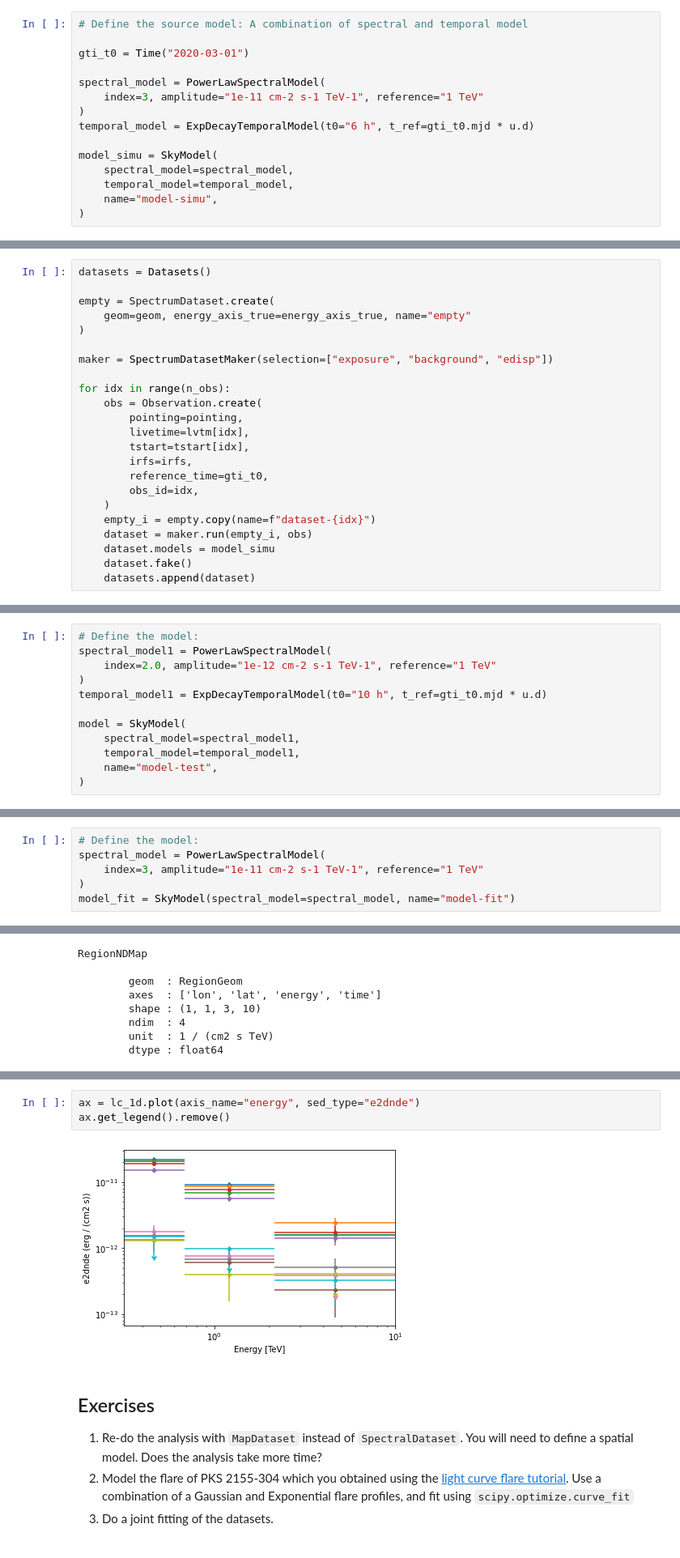
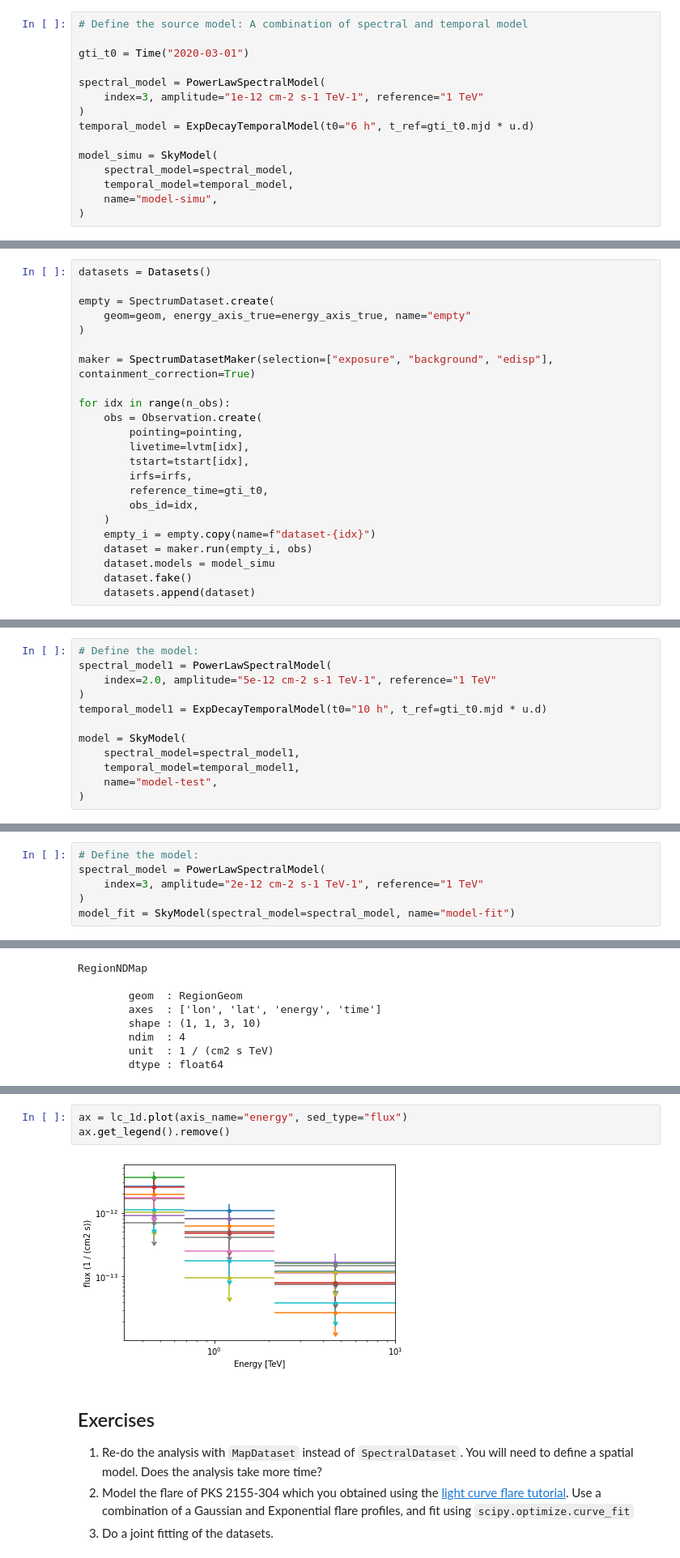
Before and after one commit to AtreyeeS/VHE-KU-workshop, a Jupyter notebook: temporal_analysis.ipynb, the cells around one changed output, grey strips where cells are left out. Shown at 81% size. Drawn from its saved outputs; the diff is of its cells as text.

```diff
--- a/temporal_analysis.ipynb
+++ b/temporal_analysis.ipynb
@@ -87,7 +87,7 @@ Note that observations are usually conducted in  Wobble mode, in which the sourc
 gti_t0 = Time("2020-03-01")
 
 spectral_model = PowerLawSpectralModel(
-    index=3, amplitude="1e-11 cm-2 s-1 TeV-1", reference="1 TeV"
+    index=3, amplitude="1e-12 cm-2 s-1 TeV-1", reference="1 TeV"
 )
 temporal_model = ExpDecayTemporalModel(t0="6 h", t_ref=gti_t0.mjd * u.d)
 
@@ -123,7 +123,7 @@ empty = SpectrumDataset.create(
     geom=geom, energy_axis_true=energy_axis_true, name="empty"
 )
 
-maker = SpectrumDatasetMaker(selection=["exposure", "background", "edisp"])
+maker = SpectrumDatasetMaker(selection=["exposure", "background", "edisp"], containment_correction=True)
 
 for idx in range(n_obs):
     obs = Observation.create(
@@ -194,7 +194,7 @@ datasets[0].peek();
 # %%
 # Define the model:
 spectral_model1 = PowerLawSpectralModel(
-    index=2.0, amplitude="1e-12 cm-2 s-1 TeV-1", reference="1 TeV"
+    index=2.0, amplitude="5e-12 cm-2 s-1 TeV-1", reference="1 TeV"
 )
 temporal_model1 = ExpDecayTemporalModel(t0="10 h", t_ref=gti_t0.mjd * u.d)
 
@@ -334,7 +334,7 @@ Only a spectral model needs to be defined in this case. Since the estimator retu
 # %%
 # Define the model:
 spectral_model = PowerLawSpectralModel(
-    index=3, amplitude="1e-11 cm-2 s-1 TeV-1", reference="1 TeV"
+    index=3, amplitude="2e-12 cm-2 s-1 TeV-1", reference="1 TeV"
 )
 model_fit = SkyModel(spectral_model=spectral_model, name="model-fit")
 # %%
@@ -369,8 +369,8 @@ ax = lc_1d.plot(axis_name="time")
 # %%
-ax = lc_1d.plot(axis_name="energy", sed_type="e2dnde")
+ax = lc_1d.plot(axis_name="energy", sed_type="flux")
 ax.get_legend().remove()
 # %% [output]
-[figure, old version]
+[figure, new version]
 # %% [markdown]
 ## Exercises
 
```
Also changed, not shown: parts of 14 cells of this notebook.
